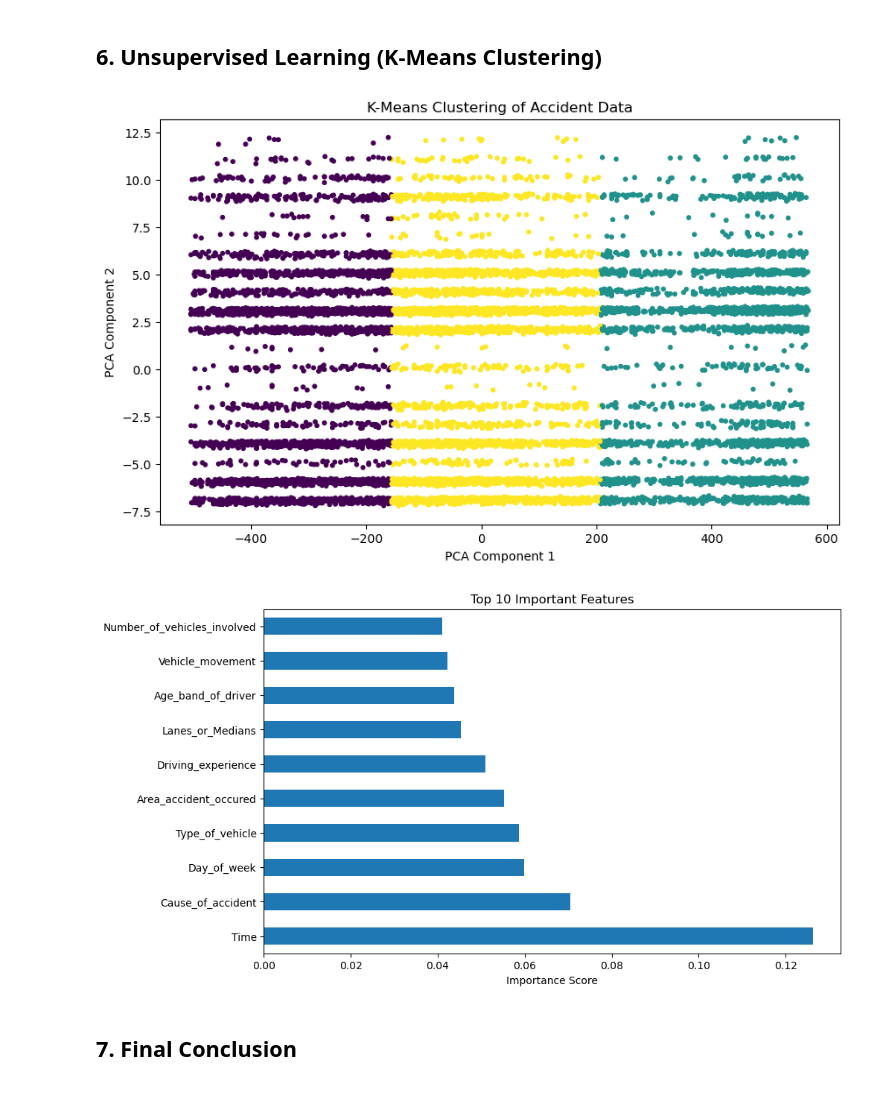
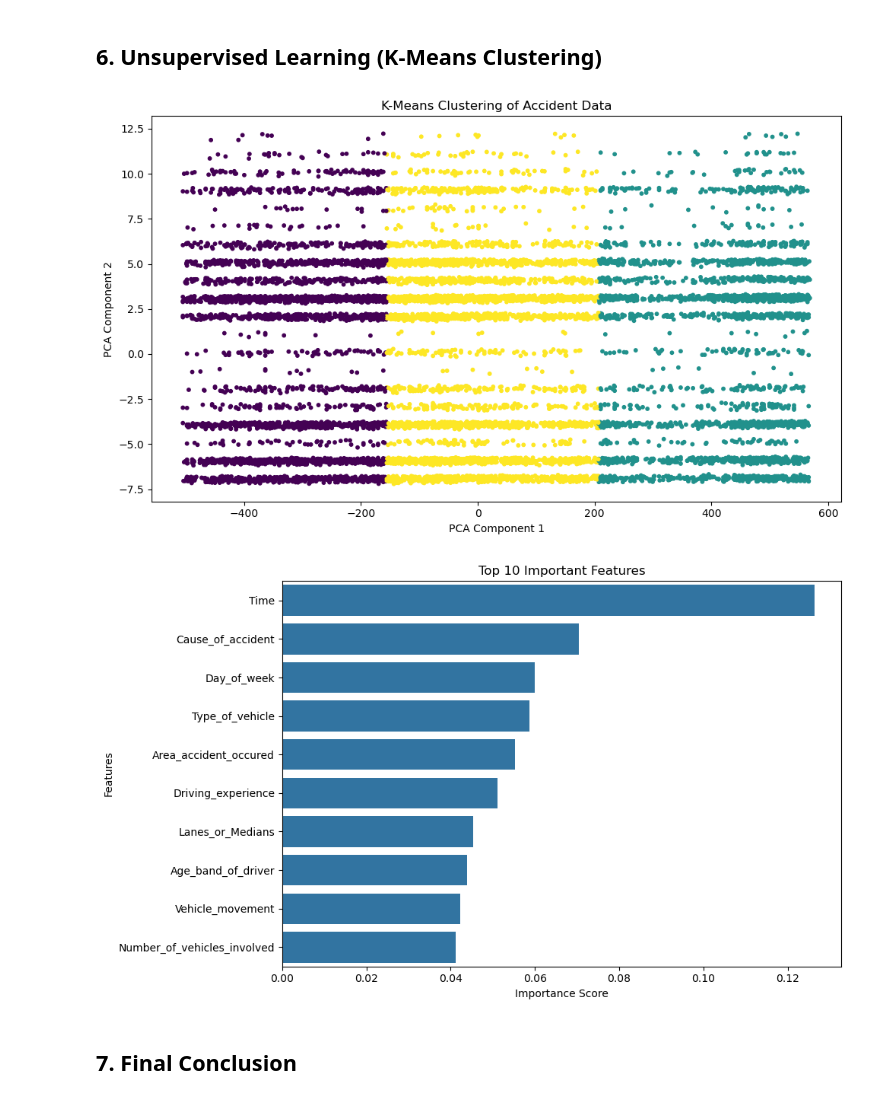
Before and after one commit to satishcode10/Driver_Behavior_ML_Project, a Jupyter notebook: notebooks/driver_behavior_project.ipynb, the cells around one changed output. Drawn from its saved outputs; the diff is of its cells as text; code cells hidden in the pictures.

```diff
--- a/notebooks/driver_behavior_project.ipynb
+++ b/notebooks/driver_behavior_project.ipynb
@@ -117,15 +131,16 @@ Serious Injury     1743
 Fatal injury        158
 Name: count, dtype: int64
 # %%
-# Encode all text columns
+# Encode categorical columns
 
 le = LabelEncoder()
+df_encoded = df.copy()
 
-for col in df.columns:
-    if df[col].dtype == 'object':
-        df[col] = le.fit_transform(df[col])
+for col in df_encoded.columns:
+    if df_encoded[col].dtype == 'object':
+        df_encoded[col] = le.fit_transform(df_encoded[col])
 
-df.head()
+df_encoded.head()
 # %% [output]
 |  | Time | Day_of_week | Age_band_of_driver | Sex_of_driver | Educational_level | Vehicle_driver_relation | ... |
 | 0 | 420 | 1 | 0 | 1 | 0 | 0 | ... |
@@ -137,8 +152,8 @@ df.head()
 # %%
 # Features and target
 
-X = df.drop('Accident_severity', axis=1)
-y = df['Accident_severity']
+X = df_encoded.drop('Accident_severity', axis=1)
+y = df_encoded['Accident_severity']
 
 print("X Shape:", X.shape)
 print("y Shape:", y.shape)
@@ -249,23 +468,26 @@ Model Saved Successfully
 # %% [markdown]
 ## 6. Unsupervised Learning (K-Means Clustering)
 # %%
-# PCA + KMeans Clustering
+# PCA + K-Means Clustering
 
 pca = PCA(n_components=2)
 X_pca = pca.fit_transform(X)
 
 kmeans = KMeans(n_clusters=3, random_state=42)
 clusters = kmeans.fit_predict(X_pca)
 
 plt.figure(figsize=(10,6))
-plt.scatter(X_pca[:,0], X_pca[:,1], c=clusters, cmap='viridis', s=10)
+plt.scatter(X_pca[:, 0], X_pca[:, 1], c=clusters, cmap='viridis', s=10)
 
 plt.title("K-Means Clustering of Accident Data")
 plt.xlabel("PCA Component 1")
 plt.ylabel("PCA Component 2")
+
+plt.tight_layout()
+plt.savefig("outputs/kmeans_clustering.png", dpi=300, bbox_inches="tight")
 plt.show()
 # %% [output]
-[figure, old version]
+[figure, new version]
 # %%
 # Feature Importance
 
@@ -273,12 +495,17 @@ importance = pd.Series(rf.feature_importances_, index=X.columns)
 top10 = importance.sort_values(ascending=False).head(10)
 
 plt.figure(figsize=(10,6))
-top10.plot(kind='barh')
+sns.barplot(x=top10.values, y=top10.index)
+
 plt.title("Top 10 Important Features")
 plt.xlabel("Importance Score")
+plt.ylabel("Features")
+
+plt.tight_layout()
+plt.savefig("outputs/feature_importance.png", dpi=300, bbox_inches="tight")
 plt.show()
 # %% [output]
-[figure, old version]
+[figure, new version]
 # %% [markdown]
 ## 7. Final Conclusion
 # %%
```
Also changed, not shown: parts of 24 cells of this notebook, 13 other files.
